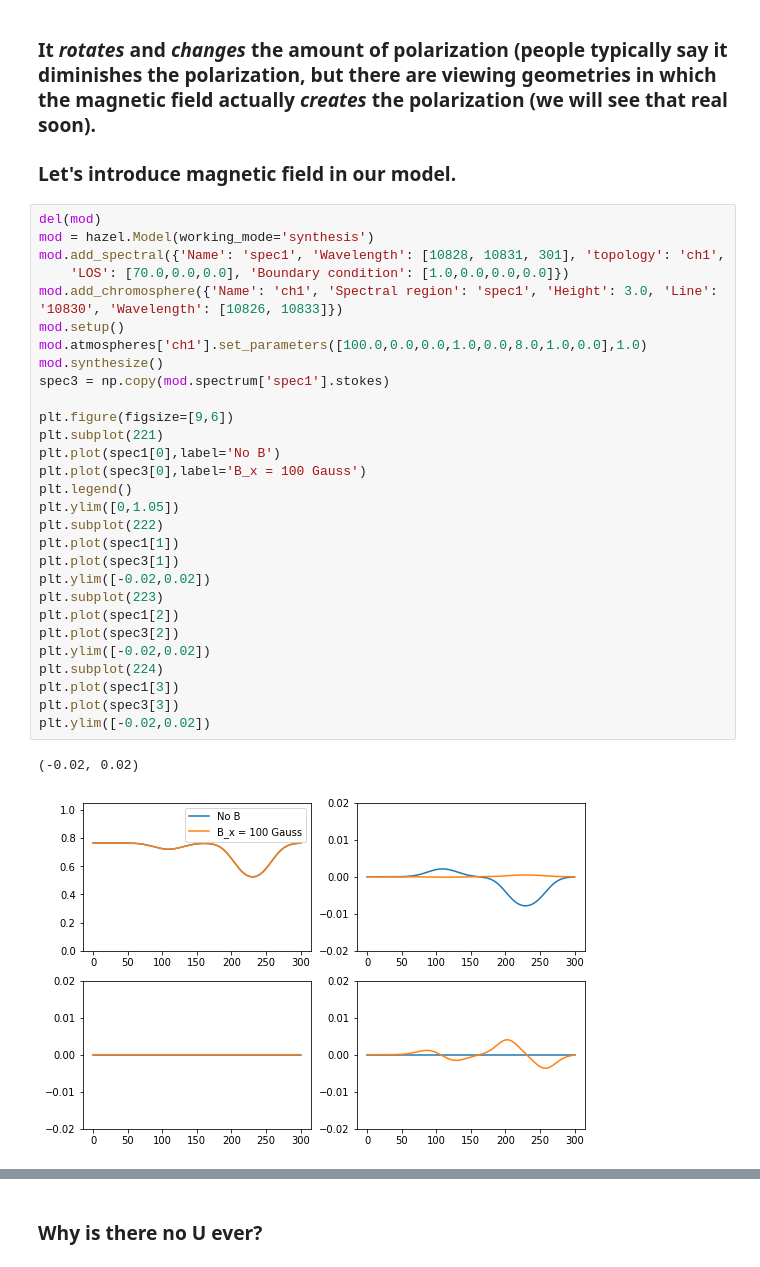
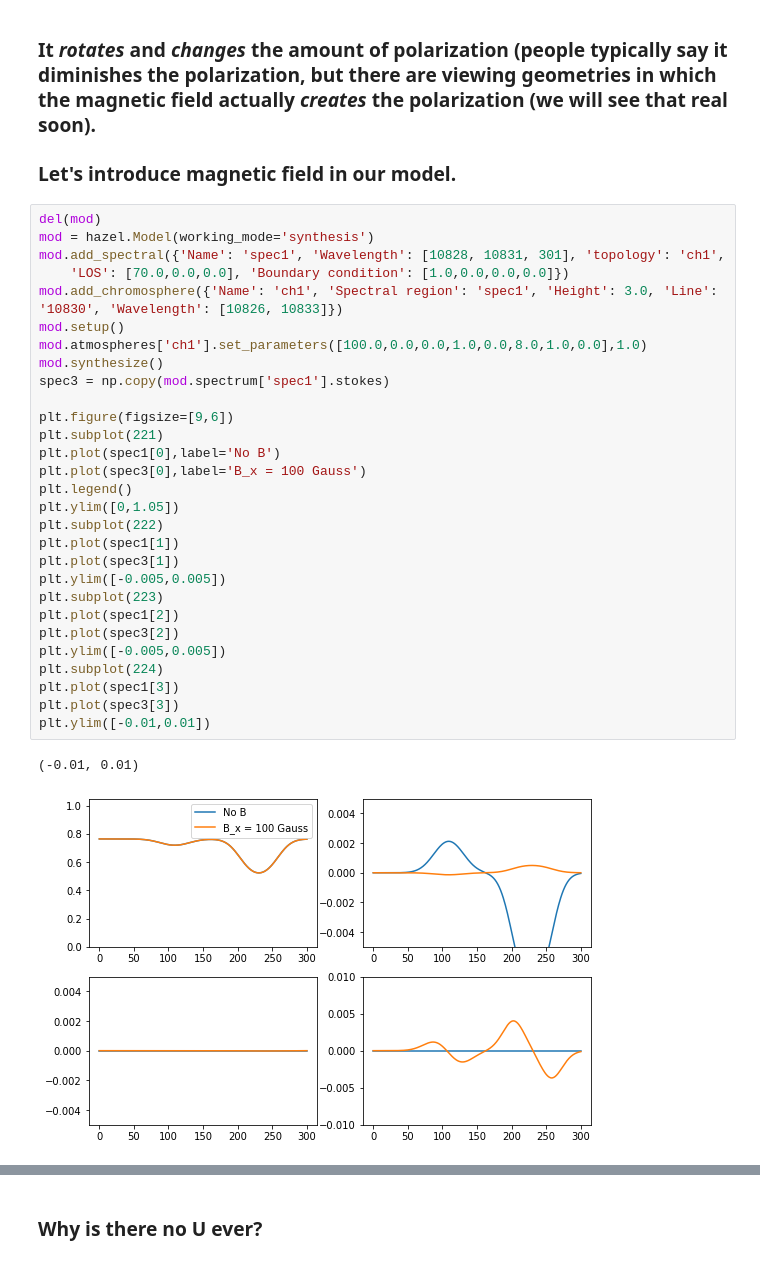
Before and after one commit to ivanzmilic/dkist_workshop_5, a Jupyter notebook: Hazel2_forward.ipynb, the cells around one changed output, grey strips where cells are left out. Drawn from its saved outputs; the diff is of its cells as text.

```diff
--- a/Hazel2_forward.ipynb
+++ b/Hazel2_forward.ipynb
@@ -147,35 +155,35 @@ plt.ylim([-0.02,0.02])
 # %%
 del(mod)
 mod = hazel.Model(working_mode='synthesis')
 mod.add_spectral({'Name': 'spec1', 'Wavelength': [10828, 10831, 301], 'topology': 'ch1',
     'LOS': [70.0,0.0,0.0], 'Boundary condition': [1.0,0.0,0.0,0.0]})
 mod.add_chromosphere({'Name': 'ch1', 'Spectral region': 'spec1', 'Height': 3.0, 'Line': '10830', 'Wavelength': [10826, 10833]})
 mod.setup()
 mod.atmospheres['ch1'].set_parameters([100.0,0.0,0.0,1.0,0.0,8.0,1.0,0.0],1.0)
 mod.synthesize()
 spec3 = np.copy(mod.spectrum['spec1'].stokes)
 
 plt.figure(figsize=[9,6])
 plt.subplot(221)
 plt.plot(spec1[0],label='No B')
 plt.plot(spec3[0],label='B_x = 100 Gauss')
 plt.legend()
 plt.ylim([0,1.05])
 plt.subplot(222)
 plt.plot(spec1[1])
 plt.plot(spec3[1])
-plt.ylim([-0.02,0.02])
+plt.ylim([-0.005,0.005])
 plt.subplot(223)
 plt.plot(spec1[2])
 plt.plot(spec3[2])
-plt.ylim([-0.02,0.02])
+plt.ylim([-0.005,0.005])
 plt.subplot(224)
 plt.plot(spec1[3])
 plt.plot(spec3[3])
-plt.ylim([-0.02,0.02])
+plt.ylim([-0.01,0.01])
 # %% [output]
-(-0.02, 0.02)
+(-0.01, 0.01)
-[figure, old version]
+[figure, new version]
 # %%
 # Same but now adding B_y
 
```
Also changed, not shown: parts of 11 cells of this notebook, 2 other files.
